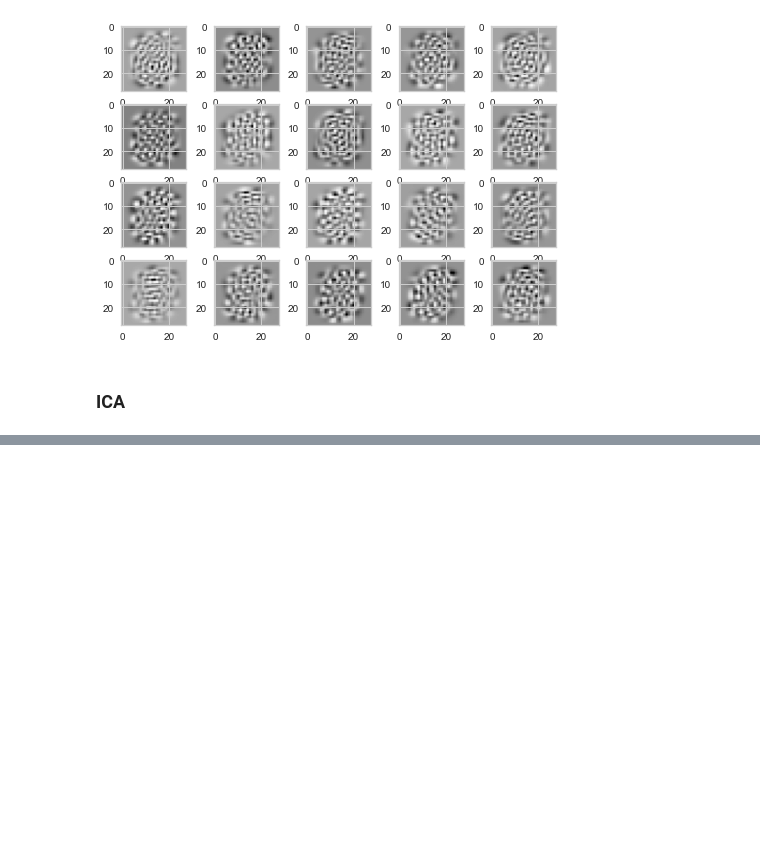
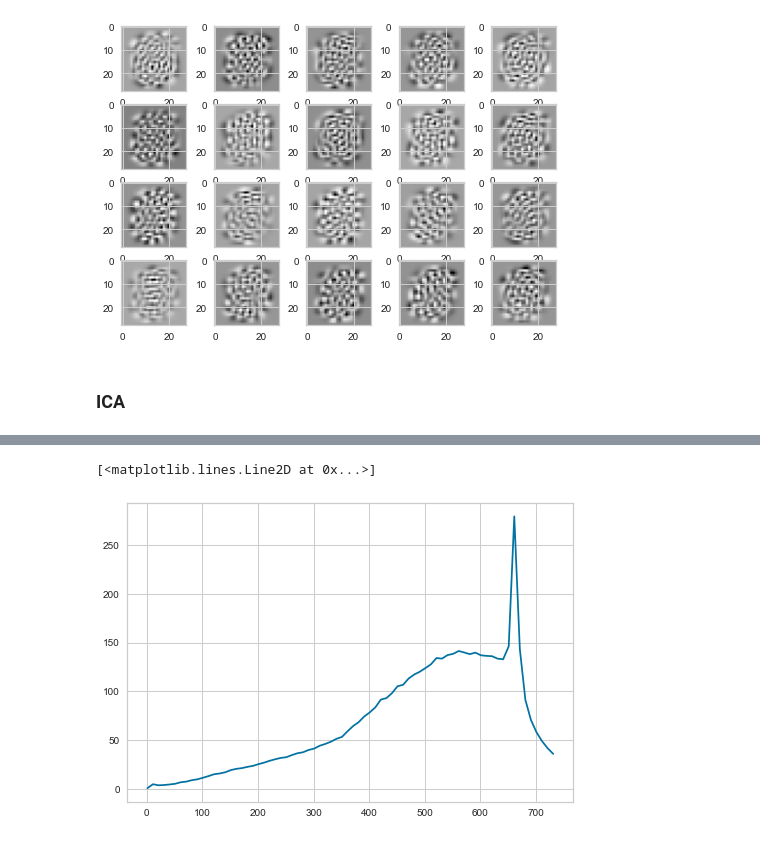
Before and after one commit to barmag/cs7641-projects, a Jupyter notebook: project3/experiments.ipynb, the cells around one changed output, grey strips where cells are left out. Drawn from its saved outputs; the diff is of its cells as text; code cells hidden in the pictures; blank space fills up the shorter version.

Commit message:
project 3 ICA mnist experiments

```diff
--- a/project3/experiments.ipynb
+++ b/project3/experiments.ipynb
@@ -513,0 +515,5 @@ from scipy.stats import kurtosis
+# %%
+%%time
+ica = FastICA(n_components=680, random_state=42).fit(mnist_X)
+kurt = kurtosis(ica.components_, axis=1)
+print(np.mean(kurt))
@@ -513,0 +523,8 @@ from scipy.stats import kurtosis
+# %%
+%%time
+ica_range = range(1, 740, 10)
+kurt_values = {}
+for n_c in ica_range:
+    ica = FastICA(n_components=n_c, random_state=42).fit(mnist_X)
+    kurt = kurtosis(ica.components_, axis=1)
+    kurt_values[n_c] = np.mean(kurt)
@@ -513,0 +533,5 @@ from scipy.stats import kurtosis
+# %%
+plt.plot(list(kurt_values.keys()), list(kurt_values.values()))
+# %% [output]
+[<matplotlib.lines.Line2D at 0x...>]
+[figure, added]
```
Also changed, not shown: parts of 6 cells of this notebook.
